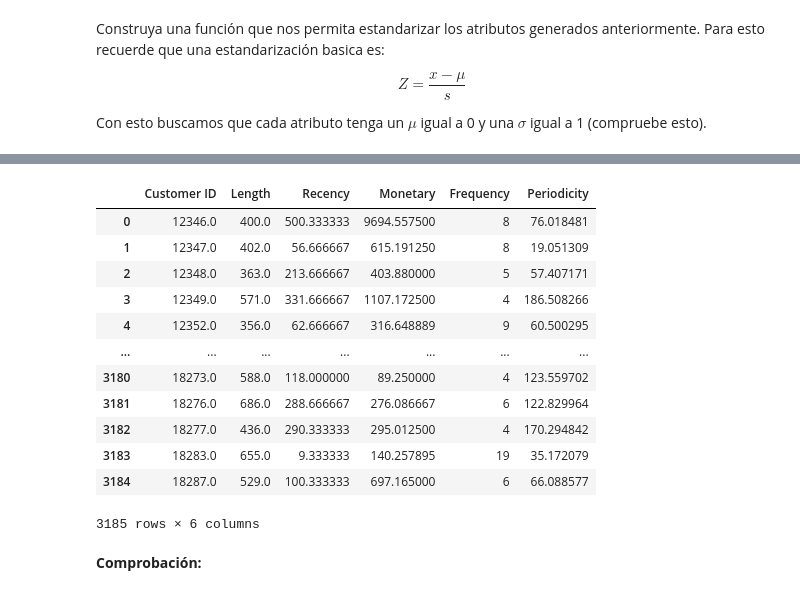
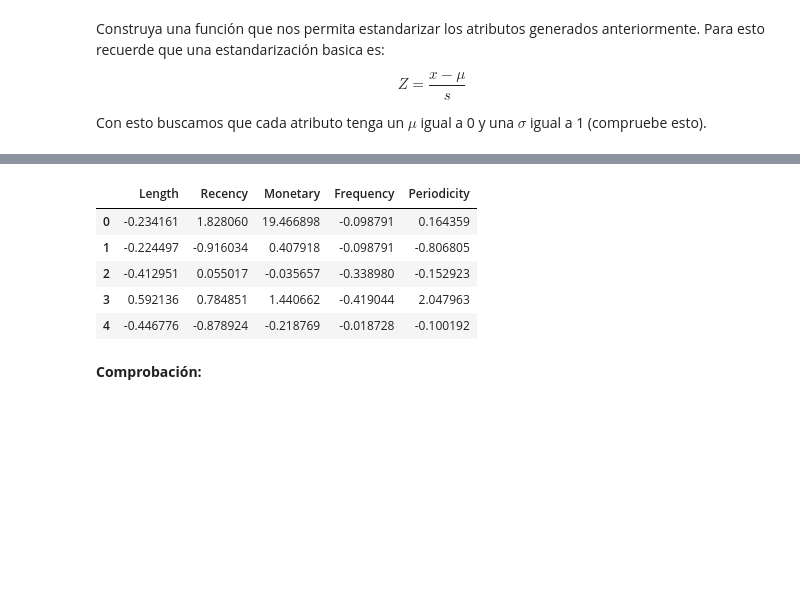
Before and after one commit to nicacevedo/Laboratorio-Ciencia-de-Datos, a Jupyter notebook: Tarea1/Tarea_1.ipynb, the cells around one changed output, grey strips where cells are left out. Drawn from its saved outputs; the diff is of its cells as text; code cells hidden in the pictures; blank space fills up the shorter version.

```diff
--- a/Tarea1/Tarea_1.ipynb
+++ b/Tarea1/Tarea_1.ipynb
@@ -575,23 +559,15 @@ dtype: object
-# %%
-df_clientes
-# %% [output]
-|  | Customer ID | Length | Recency | Monetary | Frequency | Periodicity |
-| 0 | 12346.0 | 400.0 | 500.333333 | 9694.557500 | 8 | 76.018481 |
-| 1 | 12347.0 | 402.0 | 56.666667 | 615.191250 | 8 | 19.051309 |
-| 2 | 12348.0 | 363.0 | 213.666667 | 403.880000 | 5 | 57.407171 |
-| 3 | 12349.0 | 571.0 | 331.666667 | 1107.172500 | 4 | 186.508266 |
-| 4 | 12352.0 | 356.0 | 62.666667 | 316.648889 | 9 | 60.500295 |
-| ... | ... | ... | ... | ... | ... | ... |
-| 3180 | 18273.0 | 588.0 | 118.000000 | 89.250000 | 4 | 123.559702 |
-| 3181 | 18276.0 | 686.0 | 288.666667 | 276.086667 | 6 | 122.829964 |
-| 3182 | 18277.0 | 436.0 | 290.333333 | 295.012500 | 4 | 170.294842 |
-| 3183 | 18283.0 | 655.0 | 9.333333 | 140.257895 | 19 | 35.172079 |
-| 3184 | 18287.0 | 529.0 | 100.333333 | 697.165000 | 6 | 66.088577 |
-3185 rows × 6 columns
 # %%
 scaler = StandardScaler()
-scaler.fit(df_clientes.drop("Customer ID",axis=1))
-ccustomers = pd.DataFrame(scaler.transform(df_clientes.drop("Customer ID",axis=1)),columns=["Length","Recency","Monetary","Frequency","Periodicity"])
+scaler.fit(df_clientes)
+ccustomers = pd.DataFrame(scaler.transform(df_clientes),columns=["Length","Recency","Monetary","Frequency","Periodicity"])
+ccustomers.head()
+# %% [output]
+|  | Length | Recency | Monetary | Frequency | Periodicity |
+| 0 | -0.234161 | 1.828060 | 19.466898 | -0.098791 | 0.164359 |
+| 1 | -0.224497 | -0.916034 | 0.407918 | -0.098791 | -0.806805 |
+| 2 | -0.412951 | 0.055017 | -0.035657 | -0.338980 | -0.152923 |
+| 3 | 0.592136 | 0.784851 | 1.440662 | -0.419044 | 2.047963 |
+| 4 | -0.446776 | -0.878924 | -0.218769 | -0.018728 | -0.100192 |
 # %% [markdown]
 **Comprobación:**
 # %%
```
Also changed, not shown: parts of 30 cells of this notebook.
